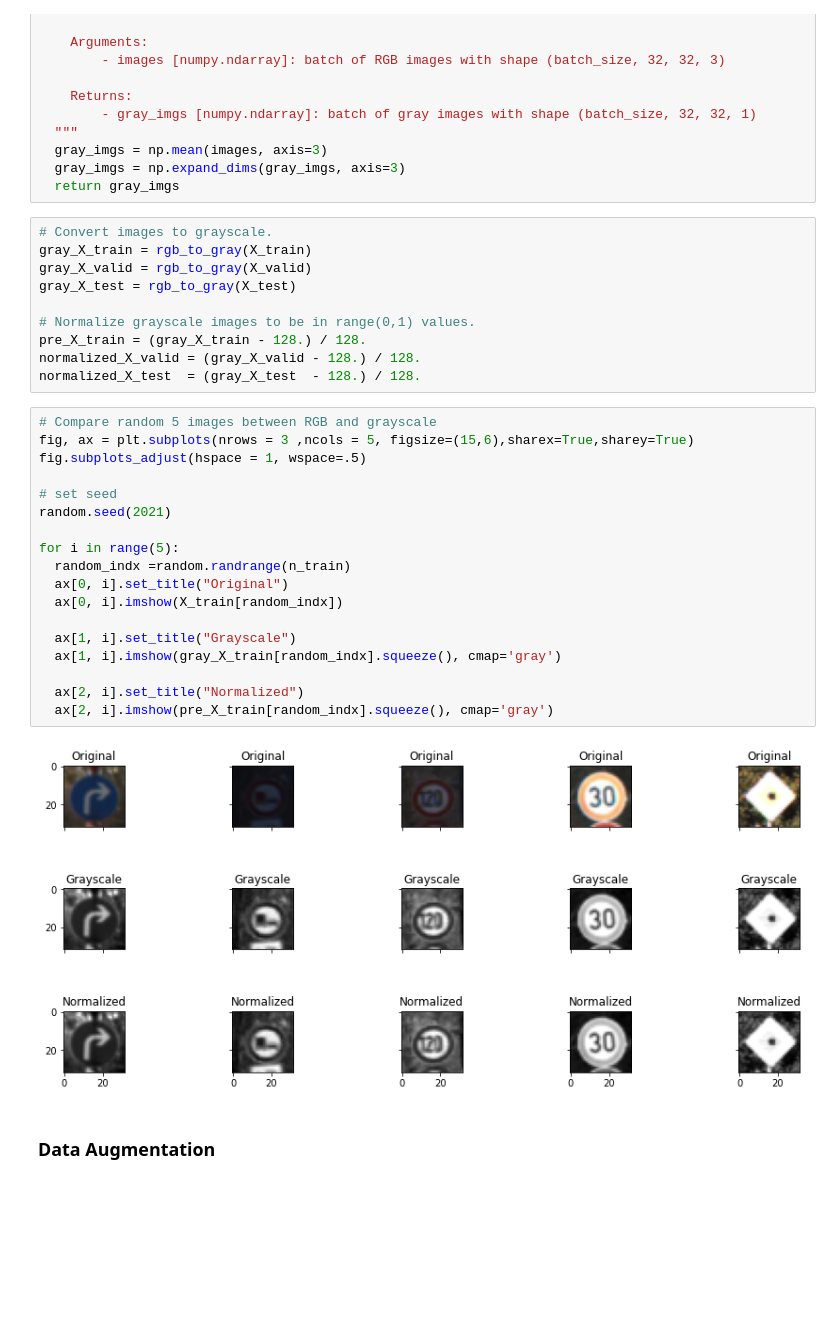
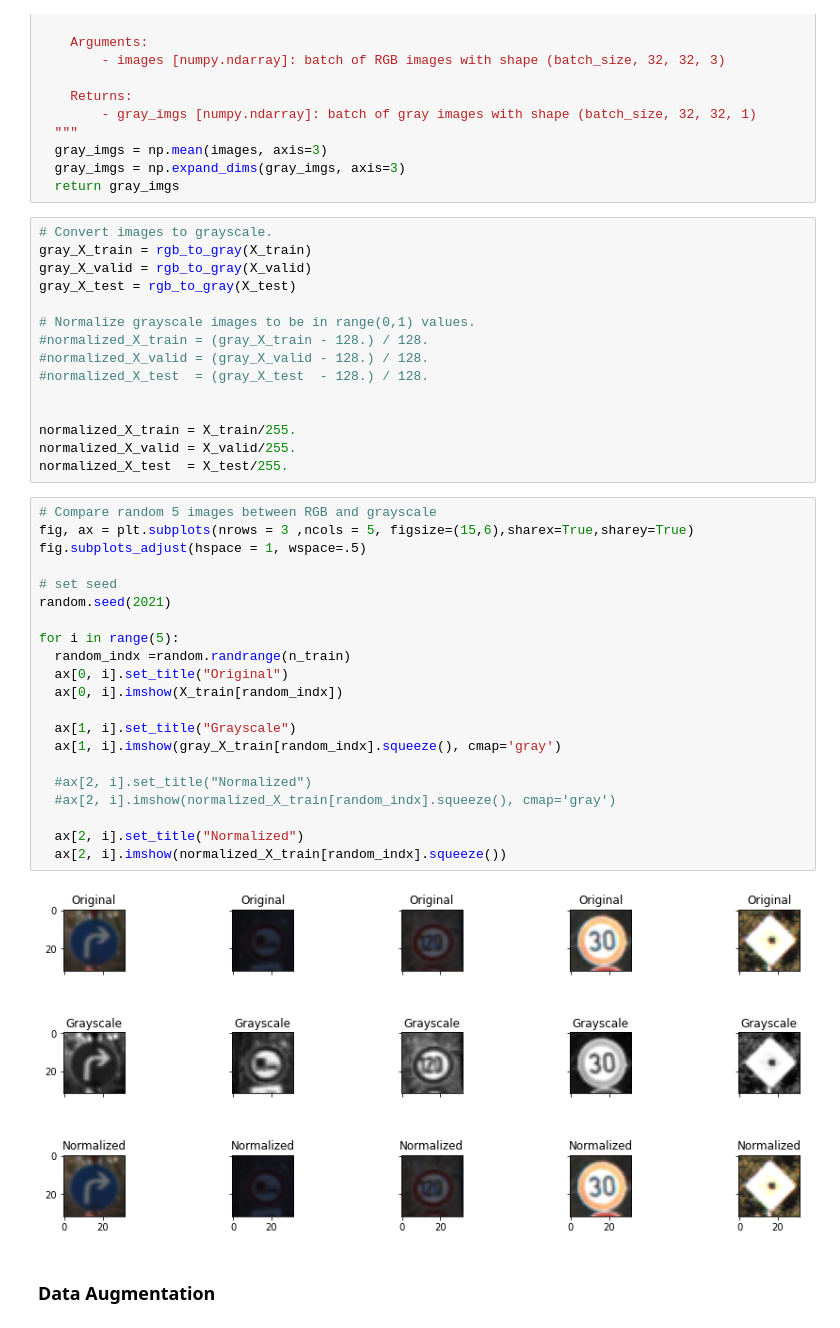
Before and after one commit to DavidAbdelmalek/Self_Driving_Car_ND, a Jupyter notebook: CarND-Traffic-Sign-Classifier-Project/Traffic_Sign_Classifier.ipynb, the cells around one changed output. Cells and saved outputs as stored; diff of their text form; blank space fills up the shorter version.

```diff
--- a/CarND-Traffic-Sign-Classifier-Project/Traffic_Sign_Classifier.ipynb
+++ b/CarND-Traffic-Sign-Classifier-Project/Traffic_Sign_Classifier.ipynb
@@ -278,29 +278,37 @@ gray_X_valid = rgb_to_gray(X_valid)
 gray_X_test = rgb_to_gray(X_test)
 
 # Normalize grayscale images to be in range(0,1) values.
-pre_X_train = (gray_X_train - 128.) / 128.
-normalized_X_valid = (gray_X_valid - 128.) / 128.
-normalized_X_test  = (gray_X_test  - 128.) / 128.
+#normalized_X_train = (gray_X_train - 128.) / 128.
+#normalized_X_valid = (gray_X_valid - 128.) / 128.
+#normalized_X_test  = (gray_X_test  - 128.) / 128.
+
+
+normalized_X_train = X_train/255.
+normalized_X_valid = X_valid/255.
+normalized_X_test  = X_test/255.
 # %%
 # Compare random 5 images between RGB and grayscale
 fig, ax = plt.subplots(nrows = 3 ,ncols = 5, figsize=(15,6),sharex=True,sharey=True)
 fig.subplots_adjust(hspace = 1, wspace=.5)
 
 # set seed
 random.seed(2021)
 
 for i in range(5):
   random_indx =random.randrange(n_train)
   ax[0, i].set_title("Original")
   ax[0, i].imshow(X_train[random_indx])
 
   ax[1, i].set_title("Grayscale")
   ax[1, i].imshow(gray_X_train[random_indx].squeeze(), cmap='gray')
 
+  #ax[2, i].set_title("Normalized")
+  #ax[2, i].imshow(normalized_X_train[random_indx].squeeze(), cmap='gray')
+
   ax[2, i].set_title("Normalized")
-  ax[2, i].imshow(pre_X_train[random_indx].squeeze(), cmap='gray')
+  ax[2, i].imshow(normalized_X_train[random_indx].squeeze())
 # %% [output]
-[figure, old version]
+[figure, new version]
 # %% [markdown]
 ### Data Augmentation
 # %% [markdown]
```
Also changed, not shown: parts of 14 cells of this notebook.
